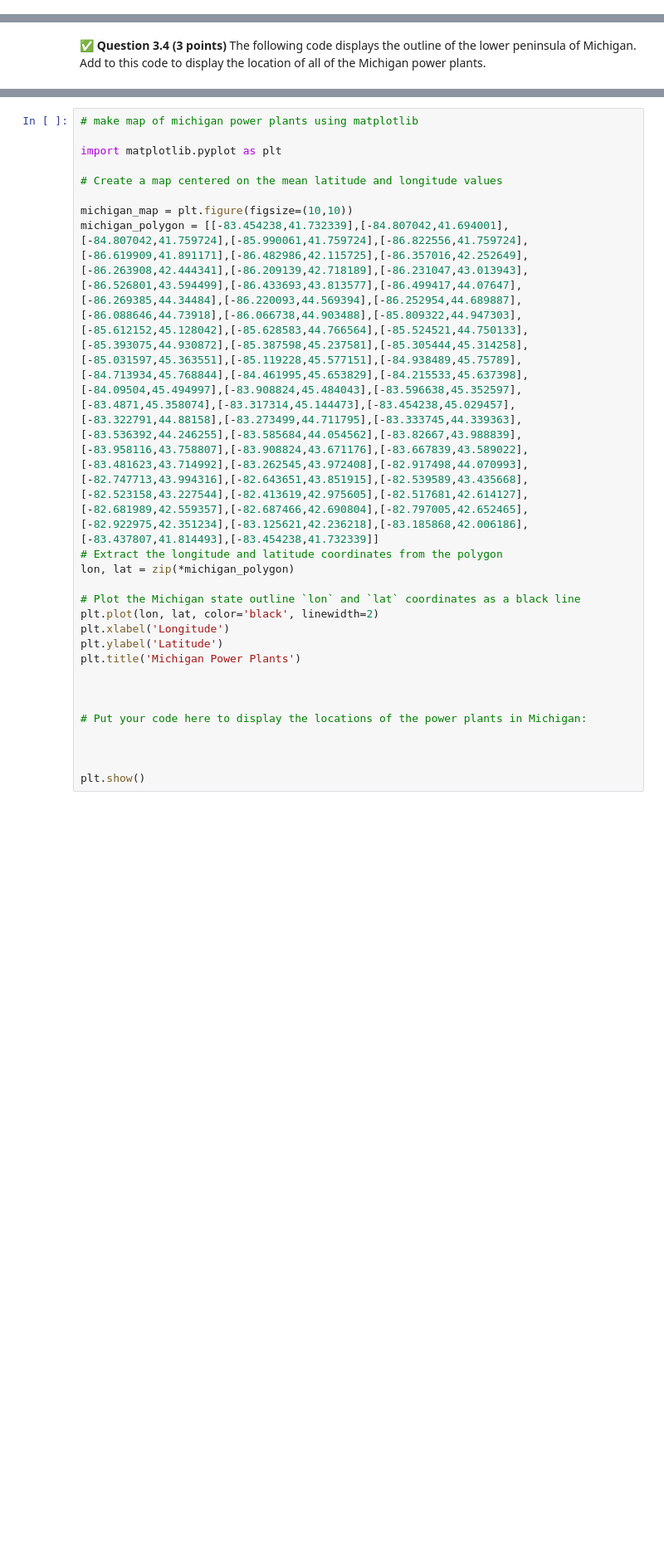
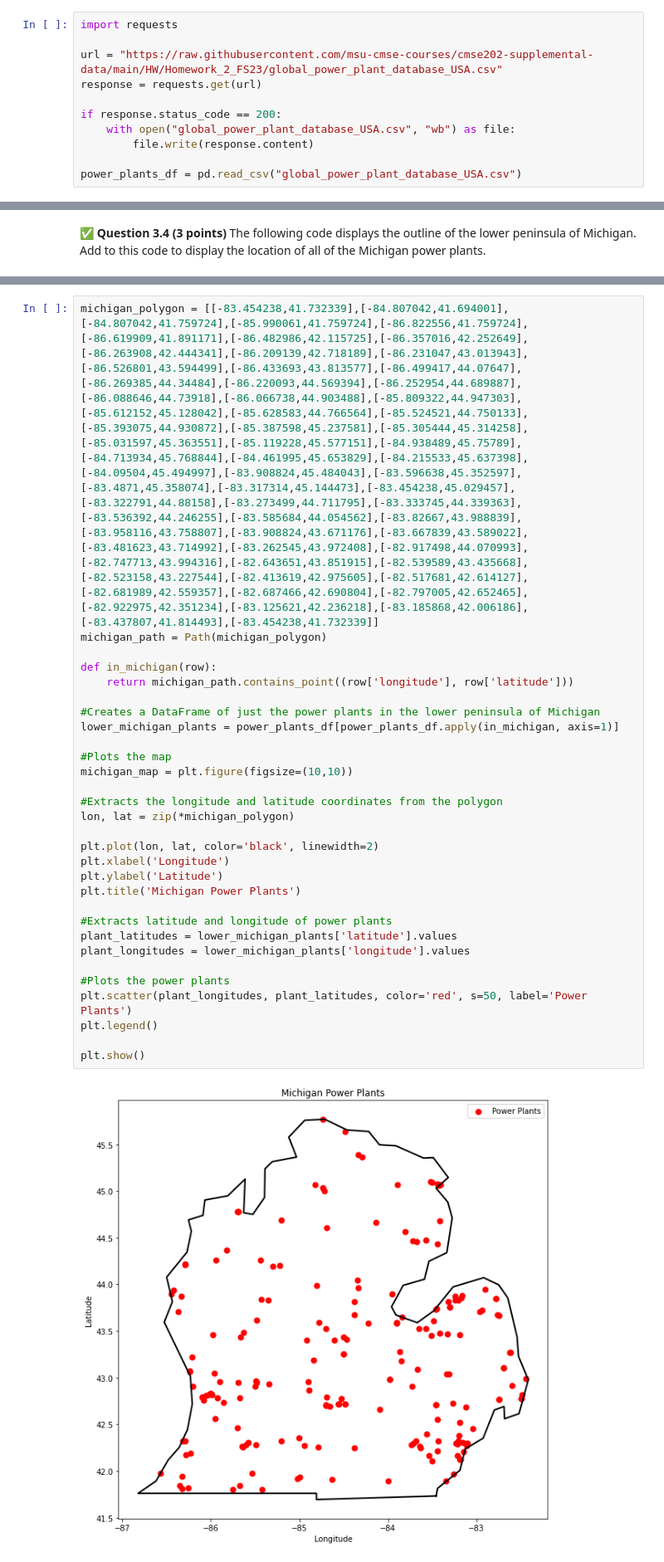
Before and after one commit to Sleepah/CMSE202-f23-turnin, a Jupyter notebook: hw-02/HW-02_OOP_ABM_GraphTheory-STUDENT.ipynb, the cells around one changed output, grey strips where cells are left out. Shown at 83% size. Cells and saved outputs as stored; diff of their text form; blank space fills up the shorter version.

```diff
--- a/hw-02/HW-02_OOP_ABM_GraphTheory-STUDENT.ipynb
+++ b/hw-02/HW-02_OOP_ABM_GraphTheory-STUDENT.ipynb
@@ -393,3 +378,14 @@ If you'd like to learn more about  global electrical power supply, here is a gre
+# %%
+import requests
+
+url = "https://raw.githubusercontent.com/msu-cmse-courses/cmse202-supplemental-data/main/HW/Homework_2_FS23/global_power_plant_database_USA.csv"
+response = requests.get(url)
+
+if response.status_code == 200:
+    with open("global_power_plant_database_USA.csv", "wb") as file:
+        file.write(response.content)
+
+power_plants_df = pd.read_csv("global_power_plant_database_USA.csv")
 # %% [markdown]
 &#9989; **Question 3.2 (3 points)** We would like to identify all of the power plants in the lower peninsula of Michigan State (this is the land region of Michigan that does not include the upper peninsula).  Make a pandas dataframe of just the plants in the lower peninsula of Michigan.
 
@@ -406,28 +409,35 @@ If you'd like to learn more about  global electrical power supply, here is a gre
 # %%
-# make map of michigan power plants using matplotlib
+michigan_polygon = [[-83.454238,41.732339],[-84.807042,41.694001],[-84.807042,41.759724],[-85.990061,41.759724],[-86.822556,41.759724],[-86.619909,41.891171],[-86.482986,42.115725],[-86.357016,42.252649],[-86.263908,42.444341],[-86.209139,42.718189],[-86.231047,43.013943],[-86.526801,43.594499],[-86.433693,43.813577],[-86.499417,44.07647],[-86.269385,44.34484],[-86.220093,44.569394],[-86.252954,44.689887],[-86.088646,44.73918],[-86.066738,44.903488],[-85.809322,44.947303],[-85.612152,45.128042],[-85.628583,44.766564],[-85.524521,44.750133],[-85.393075,44.930872],[-85.387598,45.237581],[-85.305444,45.314258],[-85.031597,45.363551],[-85.119228,45.577151],[-84.938489,45.75789],[-84.713934,45.768844],[-84.461995,45.653829],[-84.215533,45.637398],[-84.09504,45.494997],[-83.908824,45.484043],[-83.596638,45.352597],[-83.4871,45.358074],[-83.317314,45.144473],[-83.454238,45.029457],[-83.322791,44.88158],[-83.273499,44.711795],[-83.333745,44.339363],[-83.536392,44.246255],[-83.585684,44.054562],[-83.82667,43.988839],[-83.958116,43.758807],[-83.908824,43.671176],[-83.667839,43.589022],[-83.481623,43.714992],[-83.262545,43.972408],[-82.917498,44.070993],[-82.747713,43.994316],[-82.643651,43.851915],[-82.539589,43.435668],[-82.523158,43.227544],[-82.413619,42.975605],[-82.517681,42.614127],[-82.681989,42.559357],[-82.687466,42.690804],[-82.797005,42.652465],[-82.922975,42.351234],[-83.125621,42.236218],[-83.185868,42.006186],[-83.437807,41.814493],[-83.454238,41.732339]]
+michigan_path = Path(michigan_polygon)
 
-import matplotlib.pyplot as plt
+def in_michigan(row):
+    return michigan_path.contains_point((row['longitude'], row['latitude']))
 
-# Create a map centered on the mean latitude and longitude values
+#Creates a DataFrame of just the power plants in the lower peninsula of Michigan
+lower_michigan_plants = power_plants_df[power_plants_df.apply(in_michigan, axis=1)]
 
+#Plots the map
 michigan_map = plt.figure(figsize=(10,10))
-michigan_polygon = [[-83.454238,41.732339],[-84.807042,41.694001],[-84.807042,41.759724],[-85.990061,41.759724],[-86.822556,41.759724],[-86.619909,41.891171],[-86.482986,42.115725],[-86.357016,42.252649],[-86.263908,42.444341],[-86.209139,42.718189],[-86.231047,43.013943],[-86.526801,43.594499],[-86.433693,43.813577],[-86.499417,44.07647],[-86.269385,44.34484],[-86.220093,44.569394],[-86.252954,44.689887],[-86.088646,44.73918],[-86.066738,44.903488],[-85.809322,44.947303],[-85.612152,45.128042],[-85.628583,44.766564],[-85.524521,44.750133],[-85.393075,44.930872],[-85.387598,45.237581],[-85.305444,45.314258],[-85.031597,45.363551],[-85.119228,45.577151],[-84.938489,45.75789],[-84.713934,45.768844],[-84.461995,45.653829],[-84.215533,45.637398],[-84.09504,45.494997],[-83.908824,45.484043],[-83.596638,45.352597],[-83.4871,45.358074],[-83.317314,45.144473],[-83.454238,45.029457],[-83.322791,44.88158],[-83.273499,44.711795],[-83.333745,44.339363],[-83.536392,44.246255],[-83.585684,44.054562],[-83.82667,43.988839],[-83.958116,43.758807],[-83.908824,43.671176],[-83.667839,43.589022],[-83.481623,43.714992],[-83.262545,43.972408],[-82.917498,44.070993],[-82.747713,43.994316],[-82.643651,43.851915],[-82.539589,43.435668],[-82.523158,43.227544],[-82.413619,42.975605],[-82.517681,42.614127],[-82.681989,42.559357],[-82.687466,42.690804],[-82.797005,42.652465],[-82.922975,42.351234],[-83.125621,42.236218],[-83.185868,42.006186],[-83.437807,41.814493],[-83.454238,41.732339]]
-# Extract the longitude and latitude coordinates from the polygon
+
+#Extracts the longitude and latitude coordinates from the polygon
 lon, lat = zip(*michigan_polygon)
 
-# Plot the Michigan state outline `lon` and `lat` coordinates as a black line
 plt.plot(lon, lat, color='black', linewidth=2)
 plt.xlabel('Longitude')
 plt.ylabel('Latitude')
 plt.title('Michigan Power Plants')
 
+#Extracts latitude and longitude of power plants
+plant_latitudes = lower_michigan_plants['latitude'].values
+plant_longitudes = lower_michigan_plants['longitude'].values
 
-
-# Put your code here to display the locations of the power plants in Michigan:
-
-
+#Plots the power plants
+plt.scatter(plant_longitudes, plant_latitudes, color='red', s=50, label='Power Plants')
+plt.legend()
 
 plt.show()
+# %% [output]
+[figure, added]
 # %% [markdown]
 &#9989; **Question 3.5 (4 points)** Consumers Energy (https://www.consumersenergy.com/) is the power company that serves central Michigan, including the East Lansing area.  Recreate your map above, with the power plants that are run by Consumers Energy highlighted in a larger marker with a different color.
 
```
Also changed, not shown: parts of 25 cells of this notebook.
